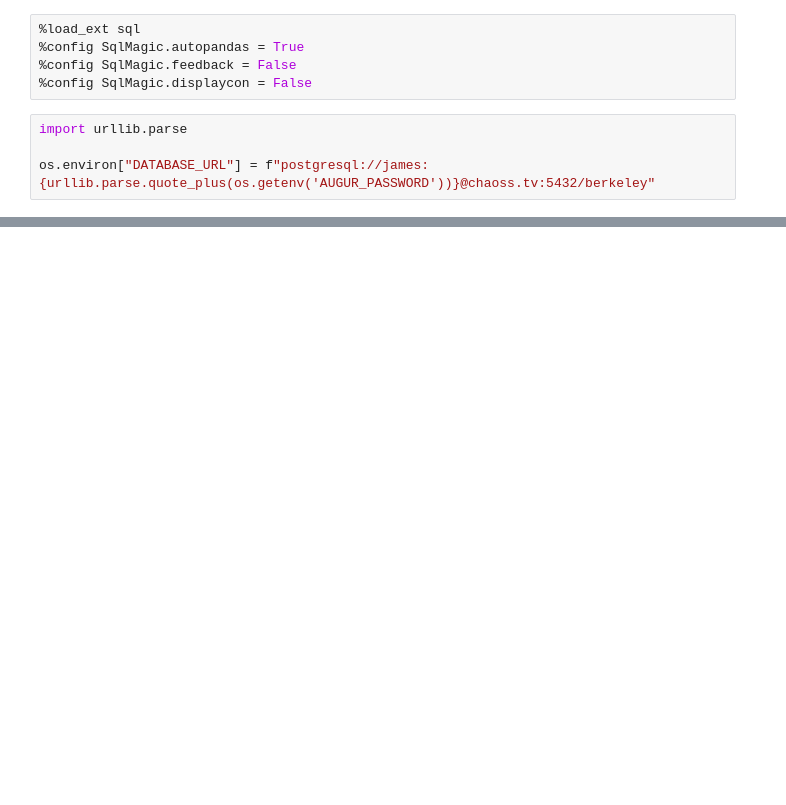
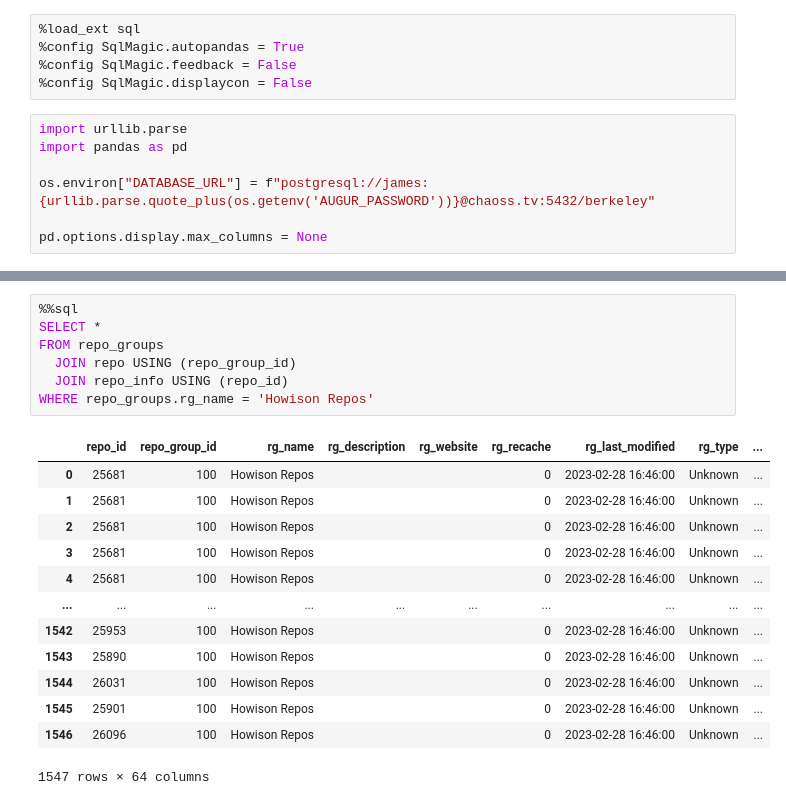
Before and after one commit to AchyDaMan/i320d_transition_augur, a Jupyter notebook: augur_connect.ipynb, the cells around one changed output, grey strips where cells are left out. Saved outputs shown, nothing was run; the diff lists cells and outputs as text; blank space fills up the shorter version.

```diff
--- a/augur_connect.ipynb
+++ b/augur_connect.ipynb
@@ -25,5 +27,8 @@ with pg.connect(f"dbname=berkeley user=james host=chaoss.tv port=5432 password='
 %config SqlMagic.displaycon = False
 # %%
 import urllib.parse
+import pandas as pd
 
 os.environ["DATABASE_URL"] = f"postgresql://james:{urllib.parse.quote_plus(os.getenv('AUGUR_PASSWORD'))}@chaoss.tv:5432/berkeley"
+
+pd.options.display.max_columns = None
@@ -36,0 +71,21 @@ ModuleNotFoundError: No module named 'pandas'
+# %%
+%%sql
+SELECT *
+FROM repo_groups
+  JOIN repo USING (repo_group_id)
+  JOIN repo_info USING (repo_id)
+WHERE repo_groups.rg_name = 'Howison Repos'
+# %% [output]
+|  | repo_id | repo_group_id | rg_name | rg_description | rg_website | rg_recache | rg_last_modified | rg_type | ... |
+| 0 | 25681 | 100 | Howison Repos |  |  | 0 | 2023-02-28 16:46:00 | Unknown | ... |
+| 1 | 25681 | 100 | Howison Repos |  |  | 0 | 2023-02-28 16:46:00 | Unknown | ... |
+| 2 | 25681 | 100 | Howison Repos |  |  | 0 | 2023-02-28 16:46:00 | Unknown | ... |
+| 3 | 25681 | 100 | Howison Repos |  |  | 0 | 2023-02-28 16:46:00 | Unknown | ... |
+| 4 | 25681 | 100 | Howison Repos |  |  | 0 | 2023-02-28 16:46:00 | Unknown | ... |
+| ... | ... | ... | ... | ... | ... | ... | ... | ... | ... |
+| 1542 | 25953 | 100 | Howison Repos |  |  | 0 | 2023-02-28 16:46:00 | Unknown | ... |
+| 1543 | 25890 | 100 | Howison Repos |  |  | 0 | 2023-02-28 16:46:00 | Unknown | ... |
+| 1544 | 26031 | 100 | Howison Repos |  |  | 0 | 2023-02-28 16:46:00 | Unknown | ... |
+| 1545 | 25901 | 100 | Howison Repos |  |  | 0 | 2023-02-28 16:46:00 | Unknown | ... |
+| 1546 | 26096 | 100 | Howison Repos |  |  | 0 | 2023-02-28 16:46:00 | Unknown | ... |
+1547 rows × 64 columns
```
Also changed, not shown: parts of 10 cells of this notebook.
